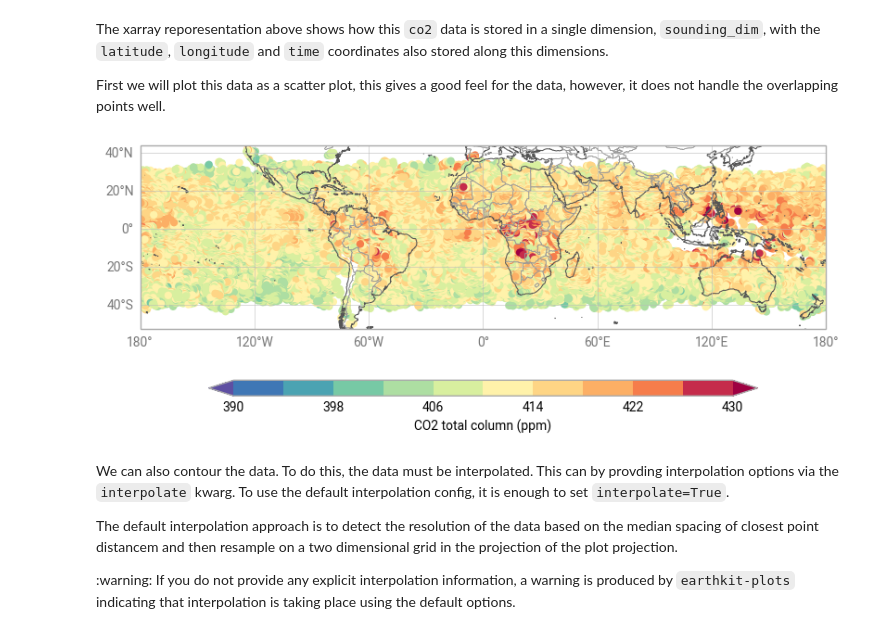
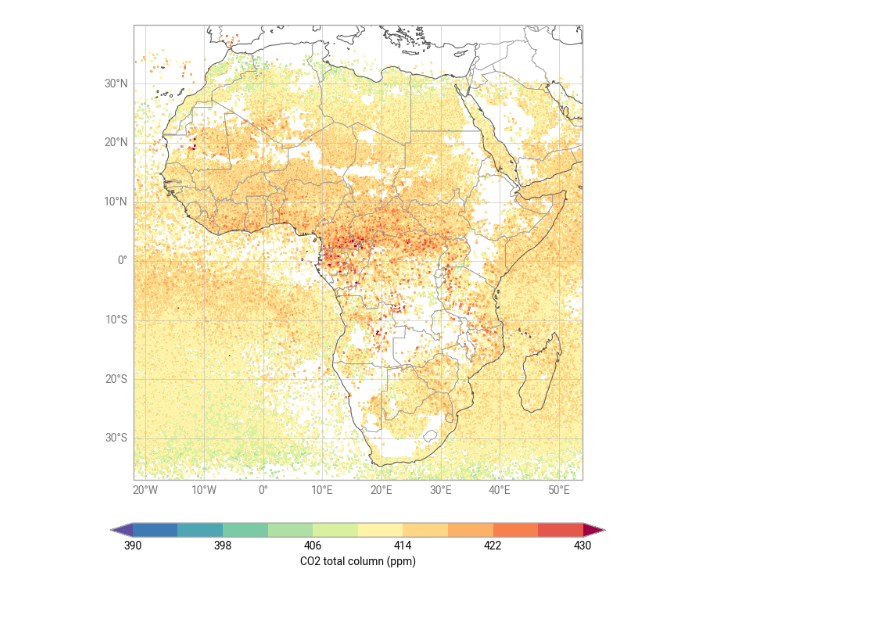
Before and after one commit to ecmwf/earthkit-plots, a Jupyter notebook: docs/examples/gallery/point-data/satellite-level2-co2.ipynb, the cells around one changed output. Cells and saved outputs as stored; diff of their text form; code cells hidden in the pictures; blank space fills up the shorter version.

```diff
--- a/docs/examples/gallery/point-data/satellite-level2-co2.ipynb
+++ b/docs/examples/gallery/point-data/satellite-level2-co2.ipynb
@@ -105,30 +19,20 @@ spatial_resolution :
-# %% [markdown]
-The xarray reporesentation above shows how this `co2` data is stored in a single dimension, `sounding_dim`, with the `latitude`, `longitude` and `time` coordinates also stored along this dimensions.
-
-First we will plot this data as a scatter plot, this gives a good feel for the data, however, it does not handle the overlapping points well.
 # %%
-chart = earthkit.plots.Map()
+chart = earthkit.plots.Map(domain="Africa")
 
-chart.scatter(
+chart.contourf(
     z = data_xr.co2.values,
     x = data_xr.longitude.values,
     y = data_xr.latitude.values,
     style=STYLE,
-    linewidths=0,
+    interpolate={"distance_threshold": "auto"},
 )
 
 chart.coastlines()
 chart.borders()
 chart.gridlines()
 
 chart.legend(label="CO2 total column (ppm)")
 
 chart.show()
 # %% [output]
-[figure, old version]
+[figure, new version]
-# %% [markdown]
-We can also contour the data. To do this, the data must be interpolated. This can by provding interpolation options via the `interpolate` kwarg. To use the default interpolation config, it is enough to set `interpolate=True`.
-
-The default interpolation approach is to detect the resolution of the data based on the median spacing of closest point distancem and then resample on a two dimensional grid in the projection of the plot projection.
-
-:warning: If you do not provide any explicit interpolation information, a warning is produced by `earthkit-plots` indicating that interpolation is taking place using the default options.
```
Also changed, not shown: parts of 13 cells of this notebook, 2 other files.
